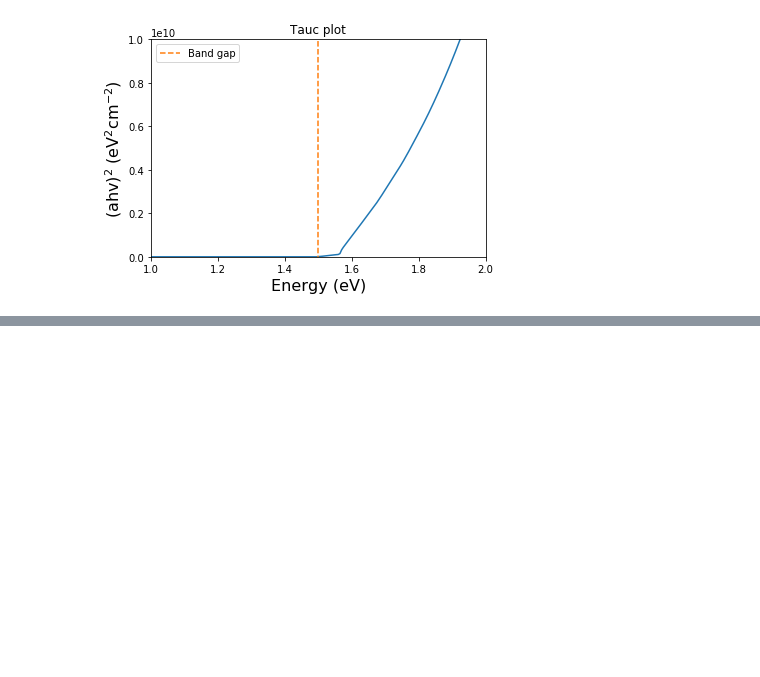
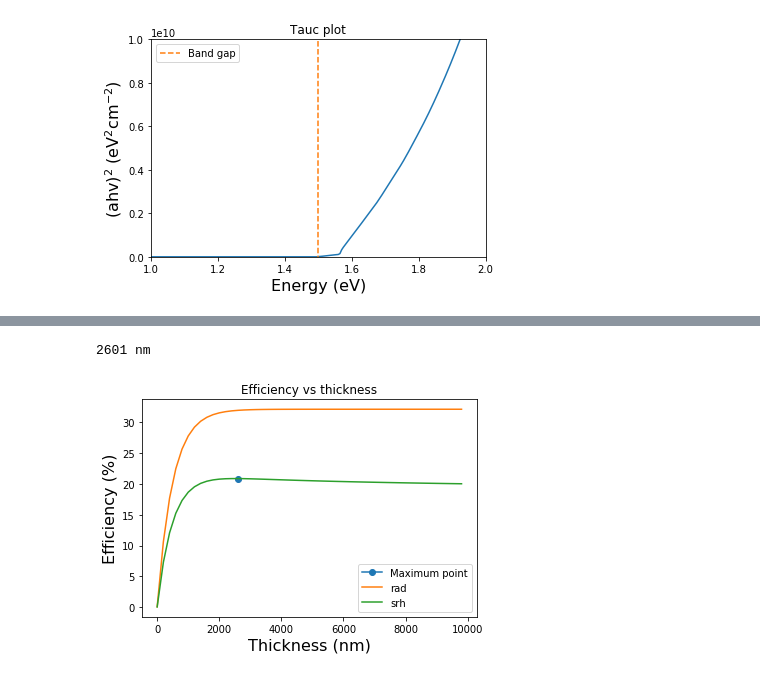
Before and after one commit to frssp/atlc, a Jupyter notebook: aTLC.ipynb, the cells around one changed output, grey strips where cells are left out. Saved outputs shown, nothing was run; the diff lists cells and outputs as text; code cells hidden in the pictures; blank space fills up the shorter version.

```diff
--- a/aTLC.ipynb
+++ b/aTLC.ipynb
@@ -43,0 +81,19 @@ plt.show()
+# %%
+import numpy as np
+
+indx = np.argmax(eff_srh)
+
+plt.plot([thickness_list[indx]], [eff_srh[indx]],
+         marker = 'o', label="Maximum point")
+print("Maximum efficiency at " thickness_list[indx], "nm")
+plt.plot(thickness_list, eff_rad, label="rad")
+plt.plot(thickness_list, eff_srh, label="srh")
+plt.xlabel("Thickness (nm)", fontsize=16)
+plt.ylabel("Efficiency (%)", fontsize=16)
+plt.title("Efficiency vs thickness")
+plt.legend()
+
+plt.show()
+# %% [output]
+2601 nm
+[figure, added]
```
Also changed, not shown: parts of 4 cells of this notebook, 7 other files.
